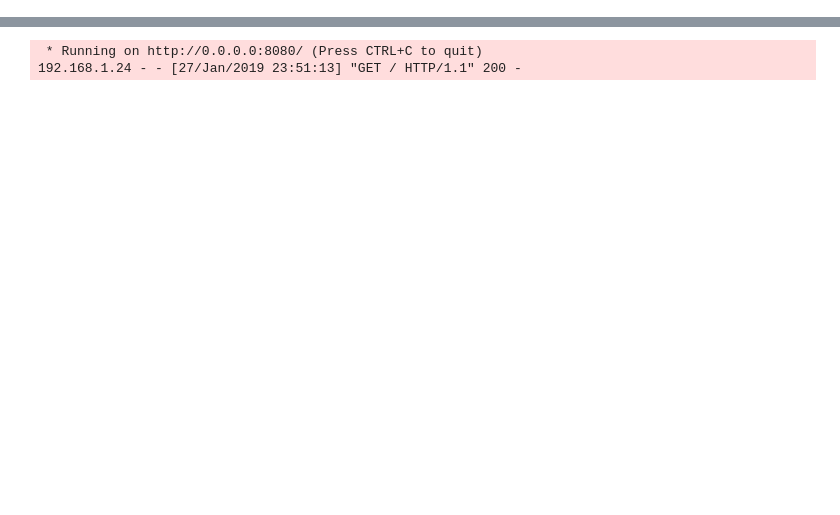
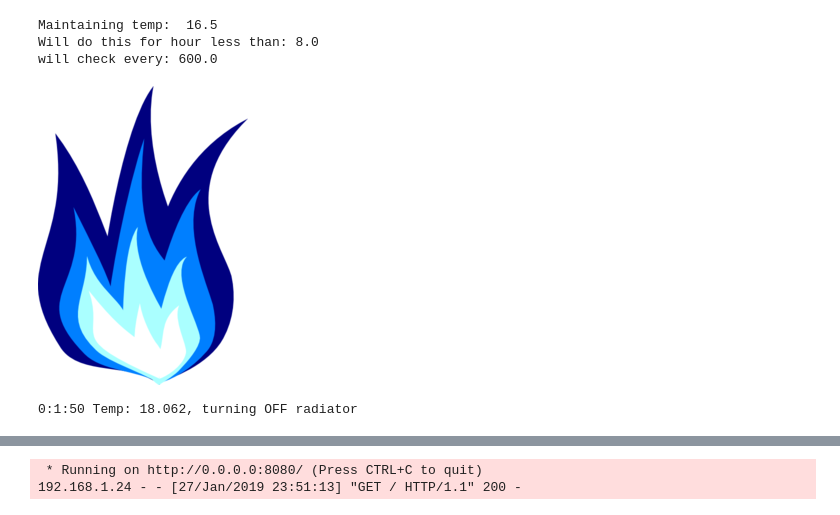
Before and after one commit to EdwardBurgin/home_automation, a Jupyter notebook: home_notebook.ipynb, the cells around one changed output, grey strips where cells are left out. Saved outputs shown, nothing was run; the diff lists cells and outputs as text; code cells hidden in the pictures; blank space fills up the shorter version.

```diff
--- a/home_notebook.ipynb
+++ b/home_notebook.ipynb
@@ -0,0 +83,10 @@
+# %%
+def time_return(time):
+    return time
+def temp_return(temp):
+    return temp
+def interval_return(interval):
+    return interval
+end_temp = interact(temp_return, temp=widgets.FloatSlider(min=12,max=20,step=0.5,value=16));
+end_time = interact(time_return, time=widgets.FloatSlider(min=0,max=24,step=1,value=8));
+end_interval = interact(interval_return, interval=widgets.FloatSlider(min=5,max=1200,step=1,value=600));
@@ -0,0 +97,18 @@
+# %%
+temp = end_temp.widget.kwargs['temp']
+time_load = end_time.widget.kwargs['time']
+interval_load = end_interval.widget.kwargs['interval']
+print('Maintaining temp: ',temp)
+print('Will do this for hour less than:', time_load)
+print('will check every:', interval_load)
+# %% [output]
+Maintaining temp:  16.5
+Will do this for hour less than: 8.0
+will check every: 600.0
+# %%
+display(Image(filename='blue-fire-md.png'))
+proc = Process(target=radiator_controller, args=(temp,time_load, interval_load))
+proc.start()
+# %% [output]
+[figure, added]
+0:1:50 Temp: 18.062, turning OFF radiator
```
Also changed, not shown: parts of 49 cells of this notebook, 4 other files.
